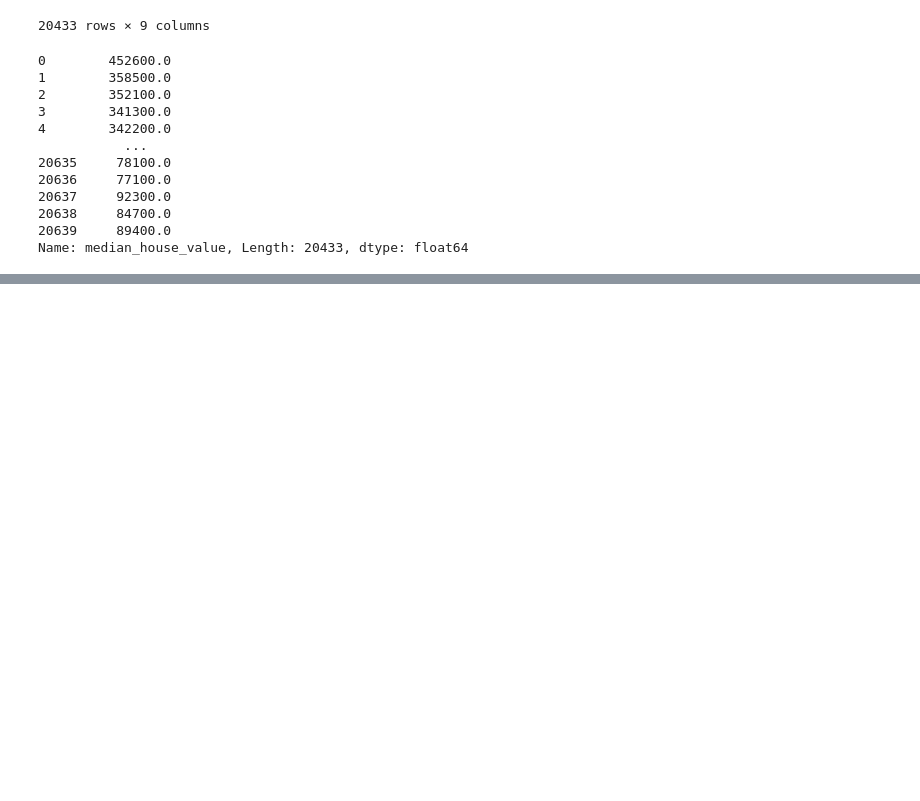
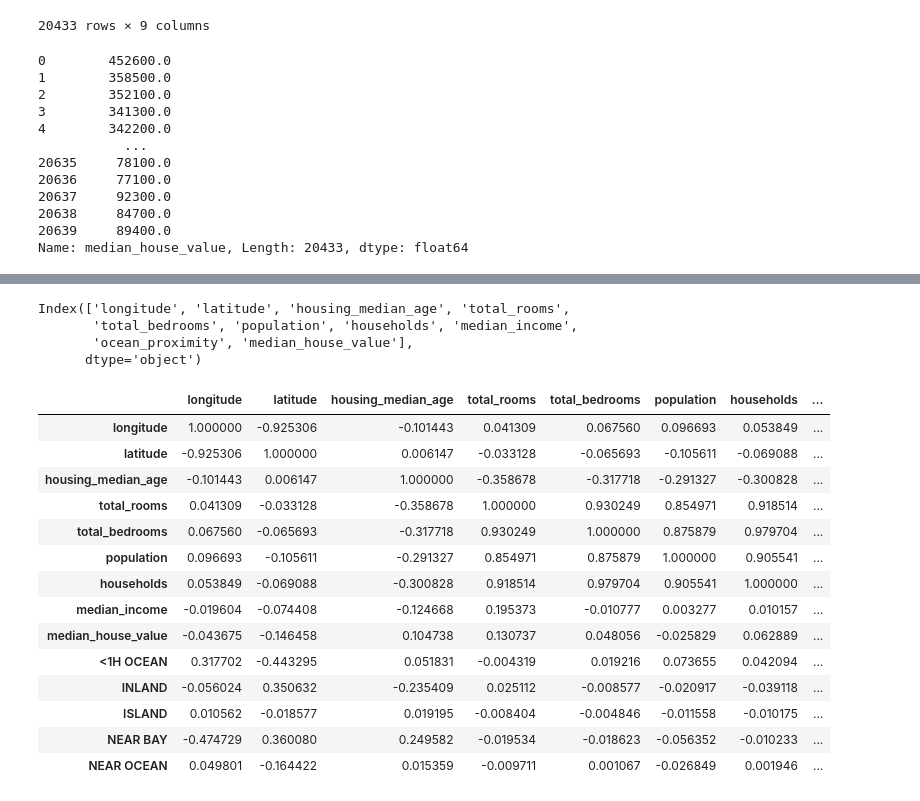
Before and after one commit to Yadelew-zemene/1-HOUSE-PRICE-PREDICTOR-MINI-PROJECT-, a Jupyter notebook: MainFile.ipynb, the cells around one changed output, grey strips where cells are left out. Saved outputs shown, nothing was run; the diff lists cells and outputs as text; code cells hidden in the pictures; blank space fills up the shorter version.

```diff
--- a/MainFile.ipynb
+++ b/MainFile.ipynb
@@ -118,0 +118,25 @@ train_data.corr()
+# %%
+train_data.columns
+# %% [output]
+Index(['longitude', 'latitude', 'housing_median_age', 'total_rooms',
+       'total_bedrooms', 'population', 'households', 'median_income',
+       'ocean_proximity', 'median_house_value'],
+      dtype='object')
+# %%
+train_data.corr()
+# %% [output]
+|  | longitude | latitude | housing_median_age | total_rooms | total_bedrooms | population | households | ... |
+| longitude | 1.000000 | -0.925306 | -0.101443 | 0.041309 | 0.067560 | 0.096693 | 0.053849 | ... |
+| latitude | -0.925306 | 1.000000 | 0.006147 | -0.033128 | -0.065693 | -0.105611 | -0.069088 | ... |
+| housing_median_age | -0.101443 | 0.006147 | 1.000000 | -0.358678 | -0.317718 | -0.291327 | -0.300828 | ... |
+| total_rooms | 0.041309 | -0.033128 | -0.358678 | 1.000000 | 0.930249 | 0.854971 | 0.918514 | ... |
+| total_bedrooms | 0.067560 | -0.065693 | -0.317718 | 0.930249 | 1.000000 | 0.875879 | 0.979704 | ... |
+| population | 0.096693 | -0.105611 | -0.291327 | 0.854971 | 0.875879 | 1.000000 | 0.905541 | ... |
+| households | 0.053849 | -0.069088 | -0.300828 | 0.918514 | 0.979704 | 0.905541 | 1.000000 | ... |
+| median_income | -0.019604 | -0.074408 | -0.124668 | 0.195373 | -0.010777 | 0.003277 | 0.010157 | ... |
+| median_house_value | -0.043675 | -0.146458 | 0.104738 | 0.130737 | 0.048056 | -0.025829 | 0.062889 | ... |
+| <1H OCEAN | 0.317702 | -0.443295 | 0.051831 | -0.004319 | 0.019216 | 0.073655 | 0.042094 | ... |
+| INLAND | -0.056024 | 0.350632 | -0.235409 | 0.025112 | -0.008577 | -0.020917 | -0.039118 | ... |
+| ISLAND | 0.010562 | -0.018577 | 0.019195 | -0.008404 | -0.004846 | -0.011558 | -0.010175 | ... |
+| NEAR BAY | -0.474729 | 0.360080 | 0.249582 | -0.019534 | -0.018623 | -0.056352 | -0.010233 | ... |
+| NEAR OCEAN | 0.049801 | -0.164422 | 0.015359 | -0.009711 | 0.001067 | -0.026849 | 0.001946 | ... |
```
Also changed, not shown: parts of 9 cells of this notebook.
